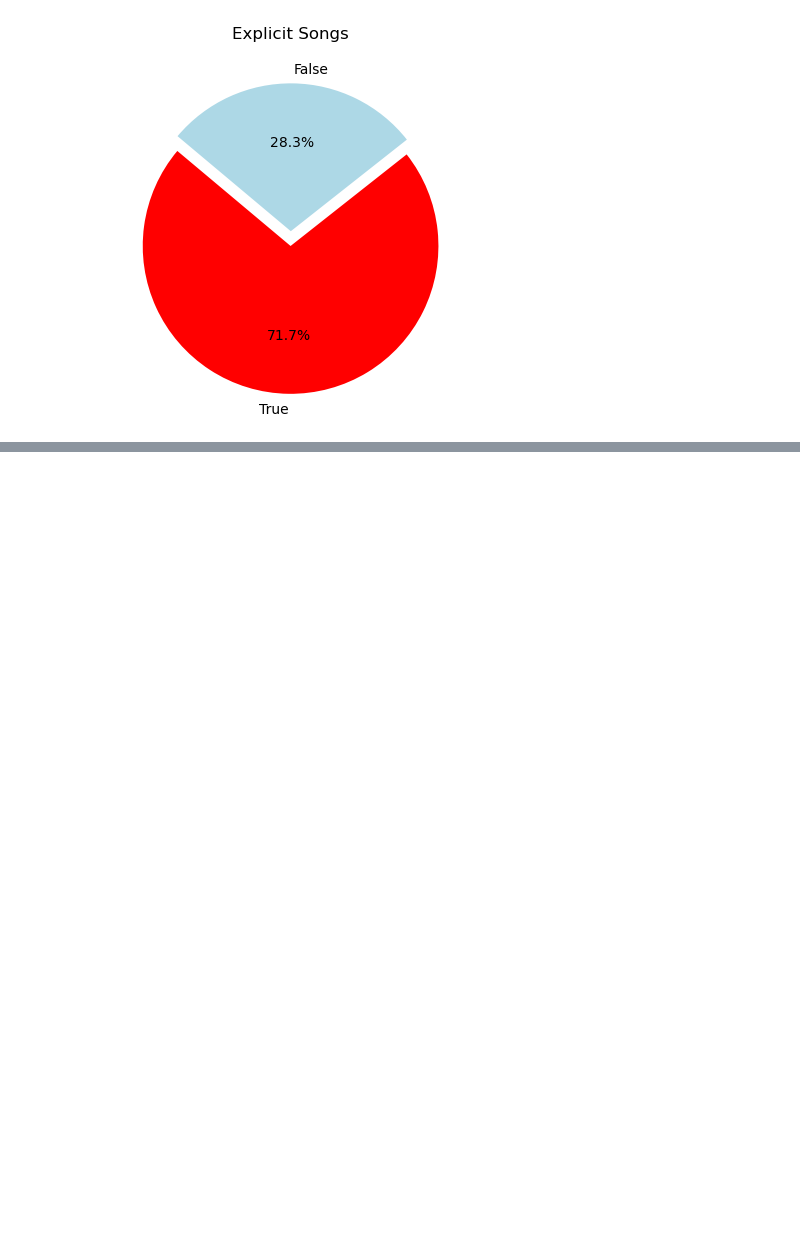
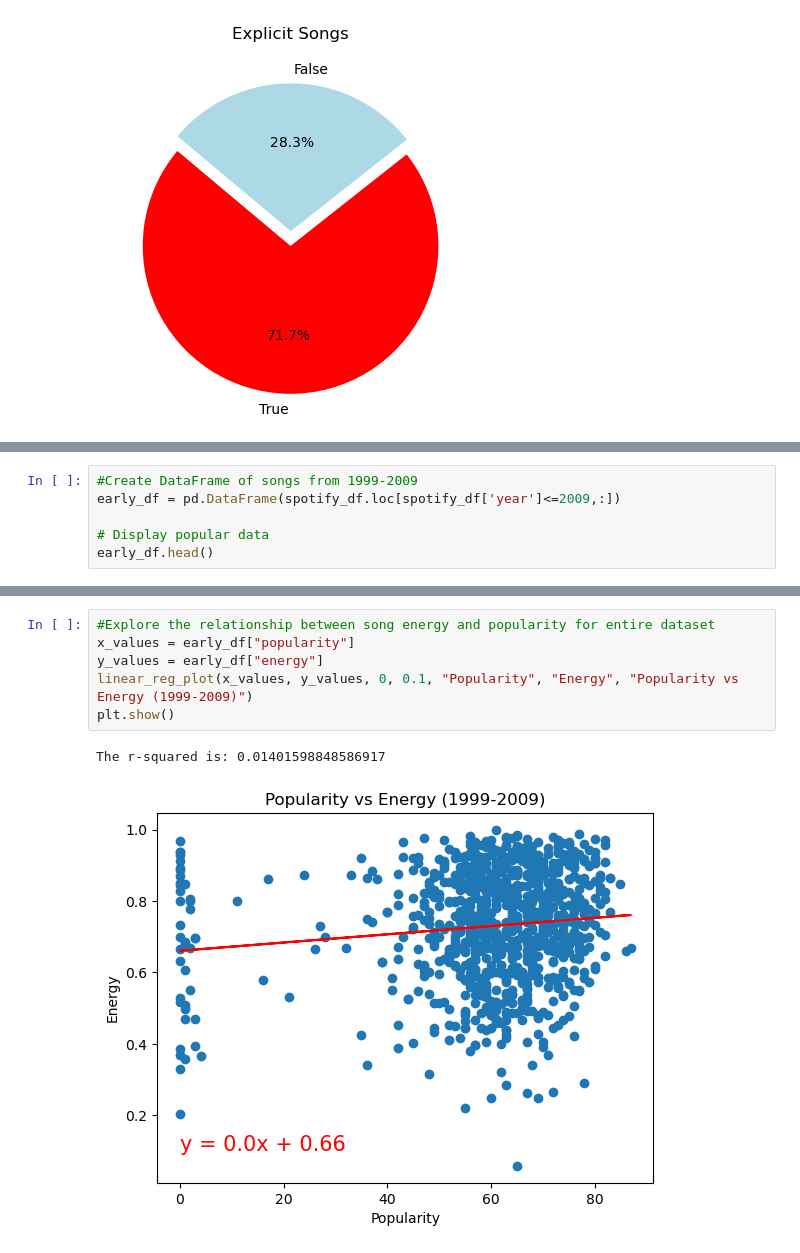
Before and after one commit to RyWheliss96/project-one, a Jupyter notebook: Callie_code.ipynb, the cells around one changed output, grey strips where cells are left out. Cells and saved outputs as stored; diff of their text form; blank space fills up the shorter version.

Commit message:
Adding code and visualization updates

```diff
--- a/Callie_code.ipynb
+++ b/Callie_code.ipynb
@@ -109,0 +116,6 @@ plt.show()
+# %%
+#Create DataFrame of songs from 1999-2009
+early_df = pd.DataFrame(spotify_df.loc[spotify_df['year']<=2009,:])
+
+# Display popular data
+early_df.head()
@@ -109,0 +142,9 @@ plt.show()
+# %%
+#Explore the relationship between song energy and popularity for entire dataset
+x_values = early_df["popularity"]
+y_values = early_df["energy"]
+linear_reg_plot(x_values, y_values, 0, 0.1, "Popularity", "Energy", "Popularity vs Energy (1999-2009)")
+plt.show()
+# %% [output]
+The r-squared is: 0.01401598848586917
+[figure, added]
```
Also changed, not shown: parts of 10 cells of this notebook.
